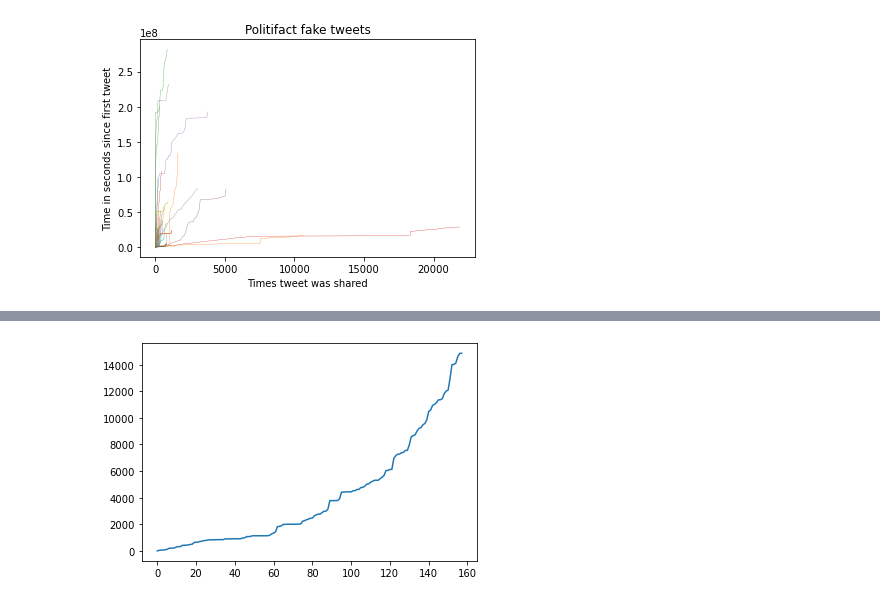
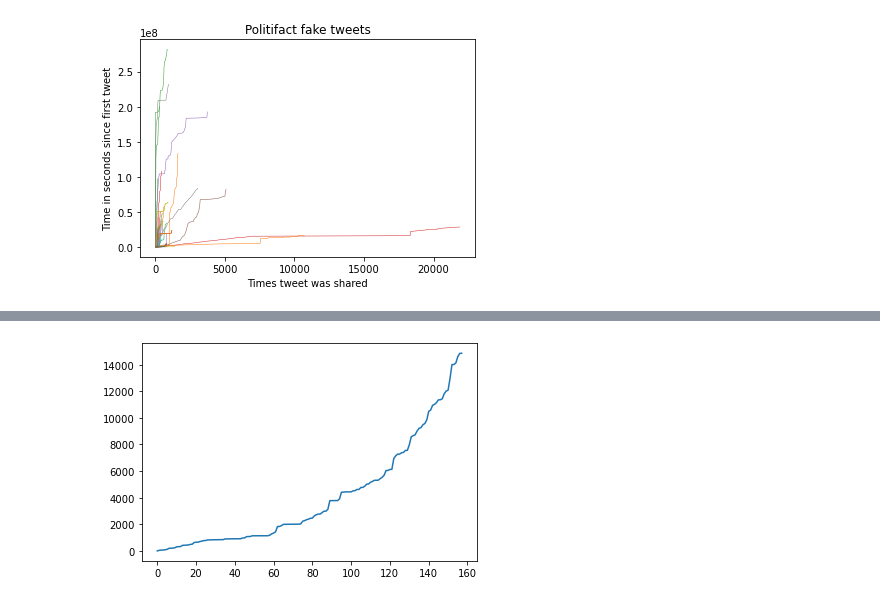
Before and after one commit to vtrikoupis/masters-thesis, a Jupyter notebook: tweet_times.ipynb, the cells around one changed output, grey strips where cells are left out. Saved outputs shown, nothing was run; the diff lists cells and outputs as text; code cells hidden in the pictures.

```diff
--- a/tweet_times.ipynb
+++ b/tweet_times.ipynb
@@ -50,21 +36,19 @@ for name, group in politifact_fake_tweet_times.groupby('news_id'):
 # %%
 fig, ax = plt.subplots()
-# exp = lambda x: 10**(x)
-# log = lambda x: np.log(x)
-plt.rcParams['lines.linewidth'] = 0.3
+plt.rcParams['lines.linewidth'] = 0.5
 max_times_shared = 0
 for item in politifact_fake_tweet_groups:
     if len(politifact_fake_tweet_groups[item]) > max_times_shared:
         max_times_shared = len(politifact_fake_tweet_groups[item])
 for item in politifact_fake_tweet_groups:
     politifact_fake_tweet_groups[item]['deltaT'] = politifact_fake_tweet_groups[item].created_at.diff().astype('timedelta64[s]', errors='raise')
     politifact_fake_tweet_groups[item].fillna(0, inplace=True)
     x = np.arange(0, len(politifact_fake_tweet_groups[item]))
     cumulative = np.cumsum(politifact_fake_tweet_groups[item]['deltaT'])
     ax.plot(x, cumulative)
     ax.set_xlabel('Times tweet was shared')
     ax.set_ylabel('Time in seconds since first tweet')
     ax.set_title('Politifact fake tweets')
 plt.show()
 # %% [output]
-[figure, old version]
+[figure, new version]
```
Also changed, not shown: parts of 20 cells of this notebook, 1 other file.
